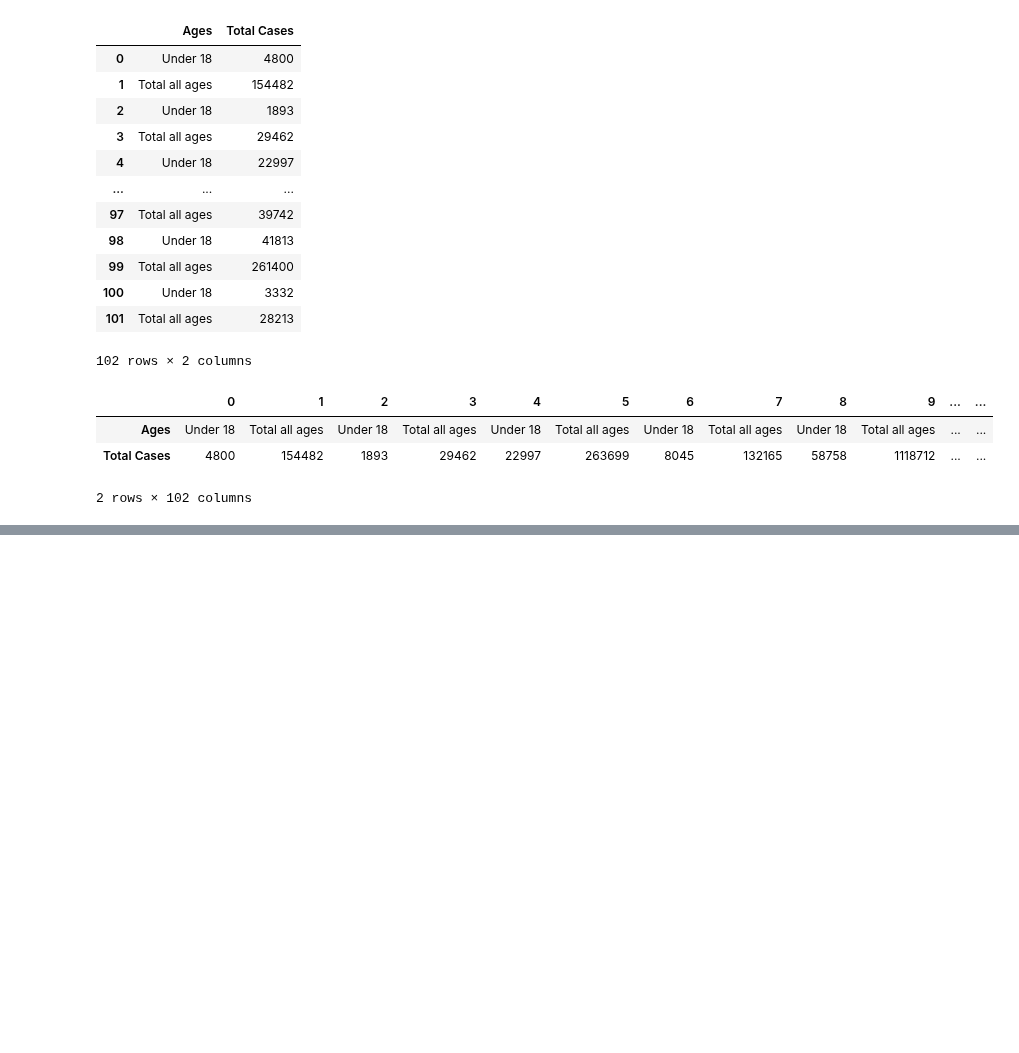
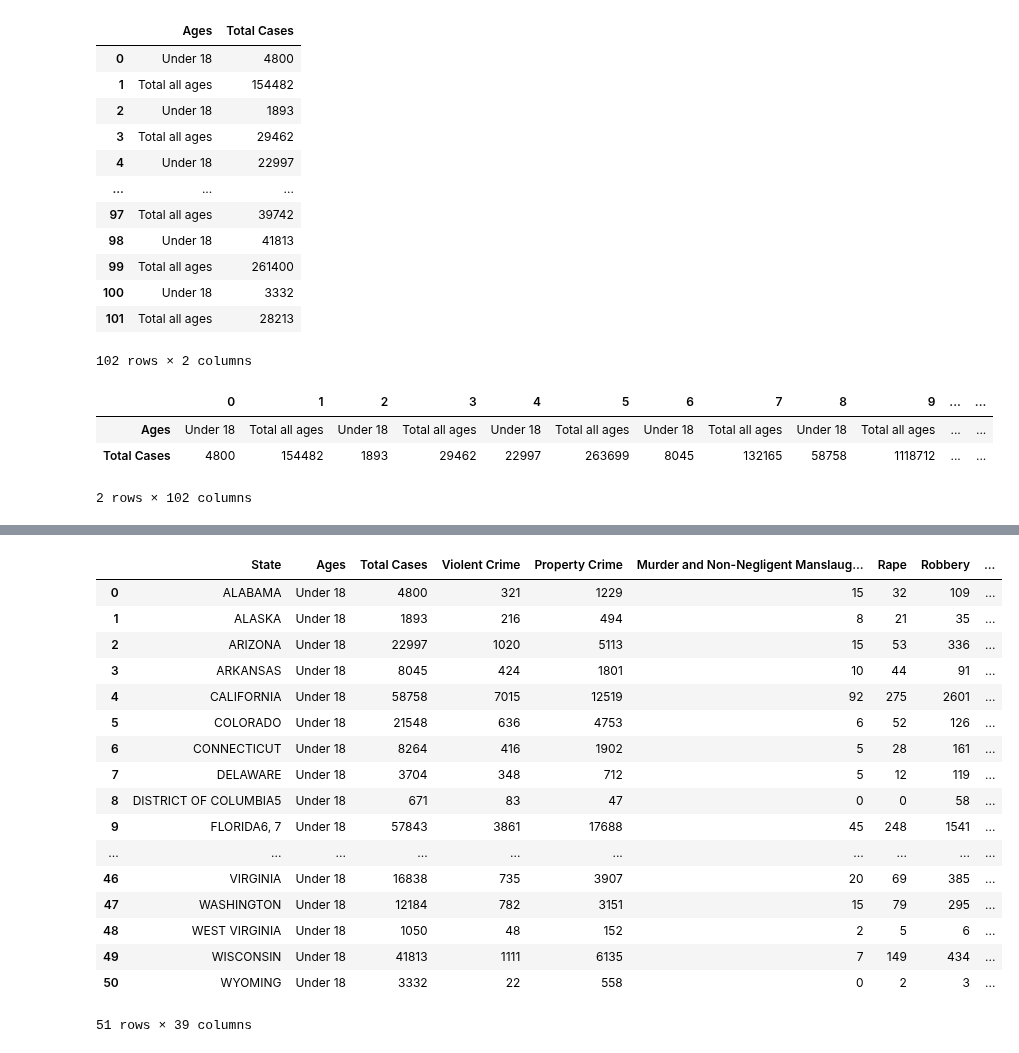
Before and after one commit to sjuarez382/UCI-Group_Project_1-Team9, a Jupyter notebook: Untitled.ipynb, the cells around one changed output, grey strips where cells are left out. Saved outputs shown, nothing was run; the diff lists cells and outputs as text; code cells hidden in the pictures; blank space fills up the shorter version.

Commit message:
added new code and renamed ALL columns after merge

```diff
--- a/Untitled.ipynb
+++ b/Untitled.ipynb
@@ -133,3 +133,6 @@ tr_age
 | Ages | Under 18 | Total all ages | Under 18 | Total all ages | Under 18 | Total all ages | Under 18 | Total all ages | Under 18 | Total all ages | ... | ... |
 | Total Cases | 4800 | 154482 | 1893 | 29462 | 22997 | 263699 | 8045 | 132165 | 58758 | 1118712 | ... | ... |
 2 rows × 102 columns
+# %%
+group_state_under_df = state_crime_df.loc[state_crime_df["Ages"] == "Under 18", :]
+group_state_under_df.head()
@@ -135,0 +146,3 @@ tr_age
+# %%
+group_state_total_df = state_crime_df.loc[state_crime_df["Ages"] == "Total all ages", :]
+group_state_total_df.head()
@@ -135,0 +156,3 @@ tr_age
+# %%
+merged_state_df = pd.merge(group_state_under_df, group_state_total_df, on = "State")
+merged_state_df
@@ -135,0 +196,62 @@ tr_age
+# %%
+#reamed DF breh
+new_state_crime_df = merged_state_df.rename(columns={
+    'Ages_x':"Ages_Under",
+    'Total Cases_x':"Total Cases_Under",
+    'Violent Crime_x':"Violent Crime_Under",
+    'Property Crime_x': "Property Crime_Under",
+    'Murder and Non-Negligent Manslaughter_x': "Murder and Non-Negligent Manslaughter_Under",
+    'Rape_x':"Rape_Under",
+    'Robbery_x': "Robbery_Under",
+    'Aggravated Assault_x': "Aggravated Assault_Under",
+    'Burglary_x': "Burglary_Under",
+    'DUI_x': "DUI_Under",
+    'Liqour Laws_x': "Liqour Laws_Under",
+    'Drunkenness_x': "Drunkenness_Under",
+    'Disorderly Conduct_x': "Disorderly Conduct_Under",
+    'Vagrancy_x': "Vagrancy_Under",
+    'All Other Offenses, Non Traffic_x': "All Other Offenses, Non Traffic_Under",
+    'Suspicion_x': "Suspicion_Under",
+    'Curfew and Loitering_x': "Curfew and Loitering_Under",
+    'Total Number of Police Agencies_x': "Total Number of Police Agencies_Under",
+    '2016 Estimated Population_x': "2016 Estimated Population_Under",
+    'Ages_y': "Ages_All",
+    'Total Cases_y': "Total Cases_All",
+    'Violent Crime_y': "Violent Crime_All",
+    'Property Crime_y': "Property Crime_All",
+    'Murder and Non-Negligent Manslaughter_y': "Murder and Non-Negligent Manslaughter_All",
+    'Rape_y': "Rape_All",
+    'Robbery_y': "Robbery_All",
+    'Aggravated Assault_y': "Aggravated Assault_All",
+    'Burglary_y': "Burglary_All",
+    'DUI_y': "DUI_All",
+    'Liqour Laws_y': "Liqour Laws_All",
+    'Drunkenness_y': "Drunkenness_All",
+    'Disorderly Conduct_y': "Disorderly Conduct_All",
+    'Vagrancy_y': "Vagrancy_All",
+    'All Other Offenses, Non Traffic_y': "All Other Offenses, Non Traffic_All",
+    'Suspicion_y': "Suspicion_All",
+    'Curfew and Loitering_y': "Curfew and Loitering_All",
+    'Total Number of Police Agencies_y': "Total Number of Police Agencies_All",
+    '2016 Estimated Population_y': "2016 Estimated Population_All"
+})
+new_state_crime_df
+# %% [output]
+|  | State | Ages | Total Cases | Violent Crime | Property Crime | Murder and Non-Negligent Manslaug... | Rape | Robbery | ... |
+| 0 | ALABAMA | Under 18 | 4800 | 321 | 1229 | 15 | 32 | 109 | ... |
+| 1 | ALASKA | Under 18 | 1893 | 216 | 494 | 8 | 21 | 35 | ... |
+| 2 | ARIZONA | Under 18 | 22997 | 1020 | 5113 | 15 | 53 | 336 | ... |
+| 3 | ARKANSAS | Under 18 | 8045 | 424 | 1801 | 10 | 44 | 91 | ... |
+| 4 | CALIFORNIA | Under 18 | 58758 | 7015 | 12519 | 92 | 275 | 2601 | ... |
+| 5 | COLORADO | Under 18 | 21548 | 636 | 4753 | 6 | 52 | 126 | ... |
+| 6 | CONNECTICUT | Under 18 | 8264 | 416 | 1902 | 5 | 28 | 161 | ... |
+| 7 | DELAWARE | Under 18 | 3704 | 348 | 712 | 5 | 12 | 119 | ... |
+| 8 | DISTRICT OF COLUMBIA5 | Under 18 | 671 | 83 | 47 | 0 | 0 | 58 | ... |
+| 9 | FLORIDA6, 7 | Under 18 | 57843 | 3861 | 17688 | 45 | 248 | 1541 | ... |
+| ... | ... | ... | ... | ... | ... | ... | ... | ... | ... |
+| 46 | VIRGINIA | Under 18 | 16838 | 735 | 3907 | 20 | 69 | 385 | ... |
+| 47 | WASHINGTON | Under 18 | 12184 | 782 | 3151 | 15 | 79 | 295 | ... |
+| 48 | WEST VIRGINIA | Under 18 | 1050 | 48 | 152 | 2 | 5 | 6 | ... |
+| 49 | WISCONSIN | Under 18 | 41813 | 1111 | 6135 | 7 | 149 | 434 | ... |
+| 50 | WYOMING | Under 18 | 3332 | 22 | 558 | 0 | 2 | 3 | ... |
+51 rows × 39 columns
```
Also changed, not shown: parts of 5 cells of this notebook, 1 other file.
